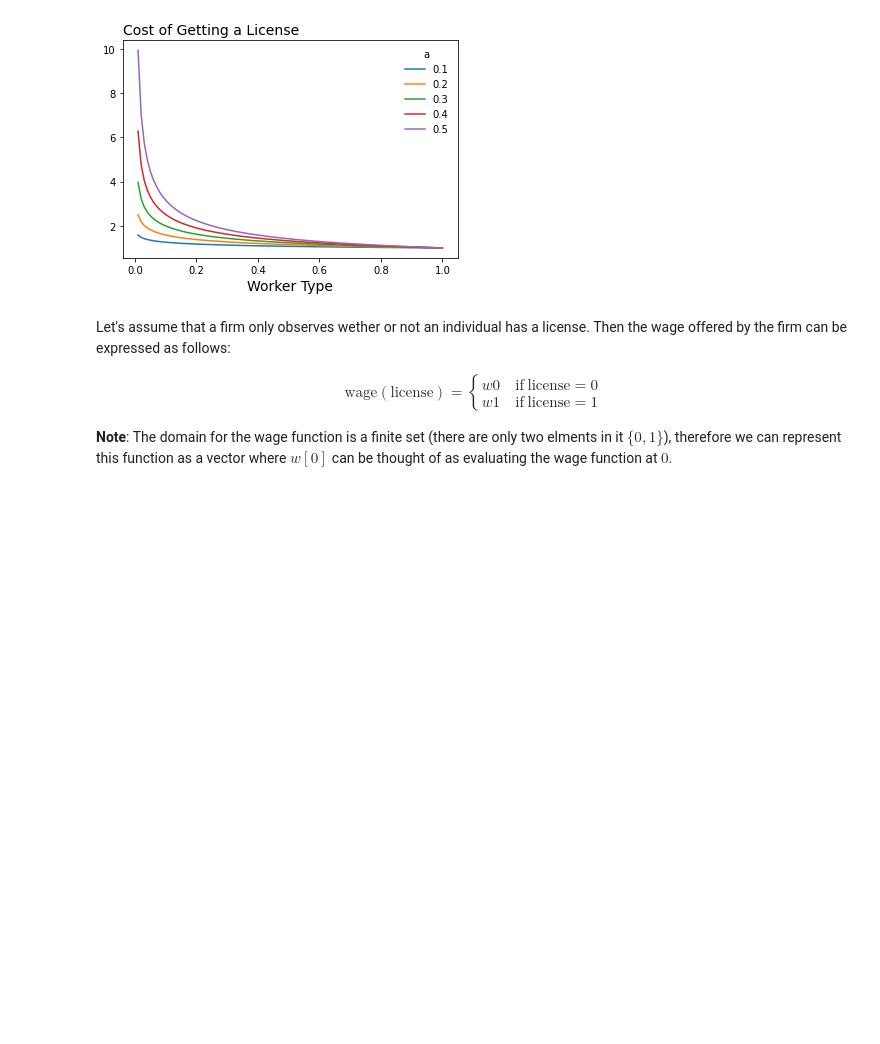
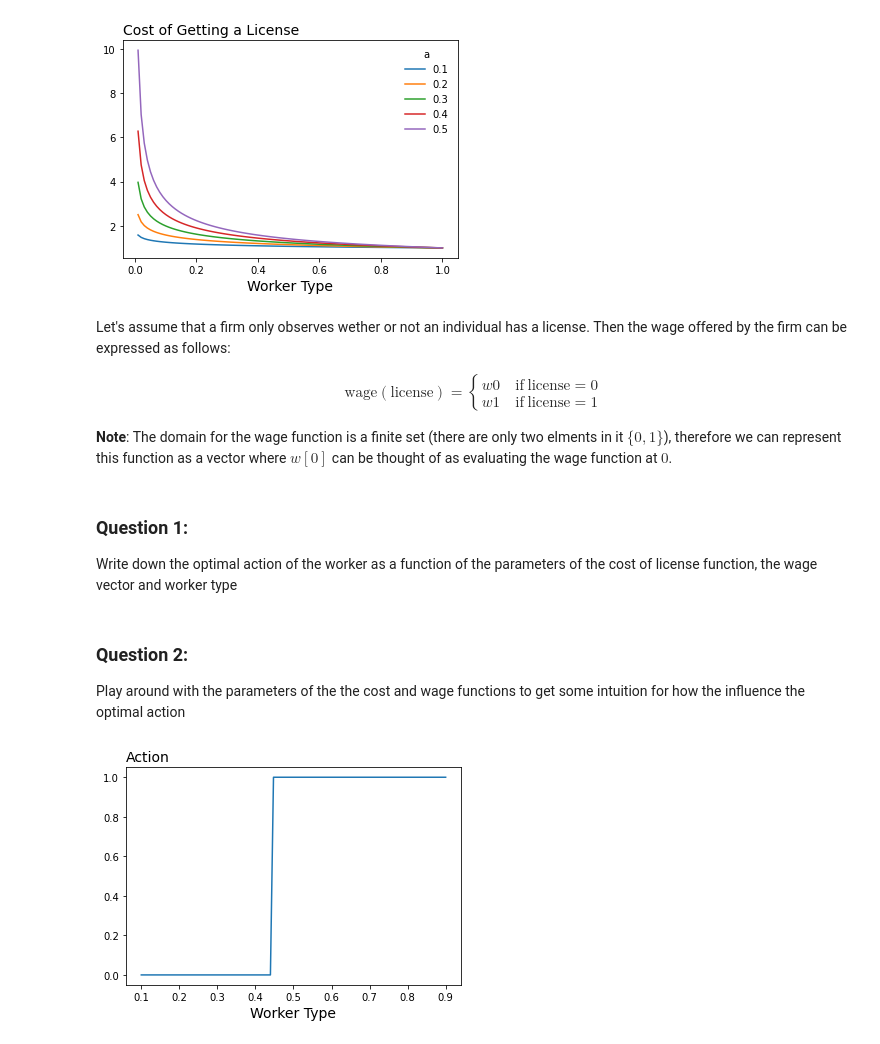
Before and after one commit to pharringtonp19/mecon, a Jupyter notebook: notebooks/problem_sets/solutions/Problem_Set_Six_Solutions.ipynb, the cells around one changed output. Cells and saved outputs as stored; diff of their text form; code cells hidden in the pictures; blank space fills up the shorter version.

```diff
--- a/notebooks/problem_sets/solutions/Problem_Set_Six_Solutions.ipynb
+++ b/notebooks/problem_sets/solutions/Problem_Set_Six_Solutions.ipynb
@@ -71,6 +74,34 @@ w1 \quad \textrm{if} \ \textrm{license} = 1\end{cases}
 \end{align*}
 
 **Note**: The domain for the wage function is a finite set (there are only two elments in it $\{0, 1\}$), therefore we can represent this function as a vector where $w[0]$ can be thought of as evaluating the wage function at $0$.
+# %% [markdown]
+### **Question 1**:
+Write down the optimal action of the worker as a function of the parameters of the cost of license function, the wage vector and worker type
 # %%
 def optimal_action_worker(c0, c1, a, w, t):
   return jnp.where(w[1] - cost_licsense(c0, c1, a, t) > w[0], 1., 0. )
+# %% [markdown]
+### **Question 2**:
+
+Play around with the parameters of the the cost and wage functions to get some intuition for how the influence the optimal action
+# %%
+#@title Graph of Optimal Action { display-mode: "form" }
+c0, c1, a = 0., 1., 0.5   # Parameters for the Cost of Effort Function
+w = jnp.array([10.5, 12])    # Wage function
+
+# Vectorized Action Function
+action_fn = partial(optimal_action_worker, c0, c1, a, w)
+
+# Vector of Worker Types
+ts = jnp.linspace(0.1, 0.9, 100)
+
+# Corresponding Action for Each Worker Type
+actions = jax.vmap(action_fn)(ts)
+
+# Graph
+plt.plot(ts, actions)
+plt.title('Action', size=14, loc='left')
+plt.xlabel('Worker Type', size=14)
+plt.show()
+# %% [output]
+[figure, added]
```
Also changed, not shown: parts of 9 cells of this notebook.
